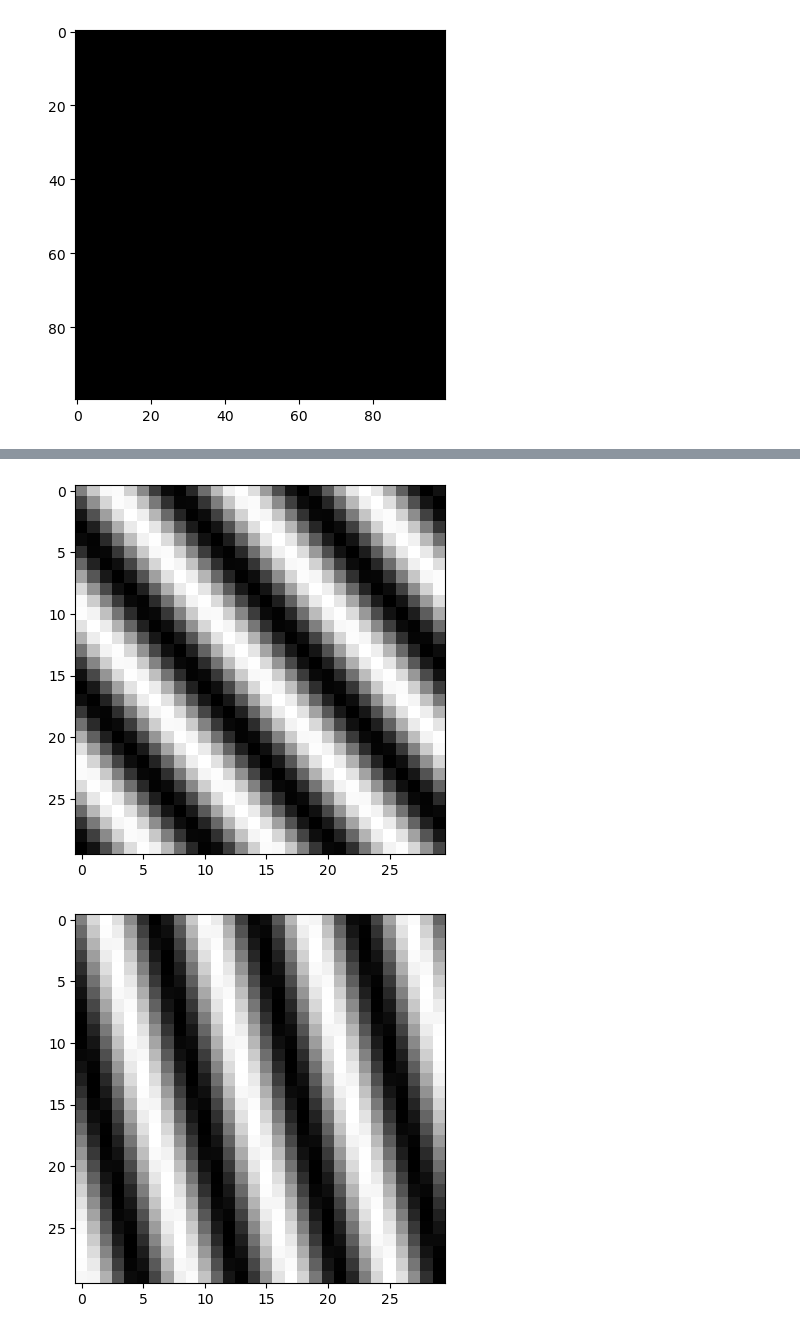
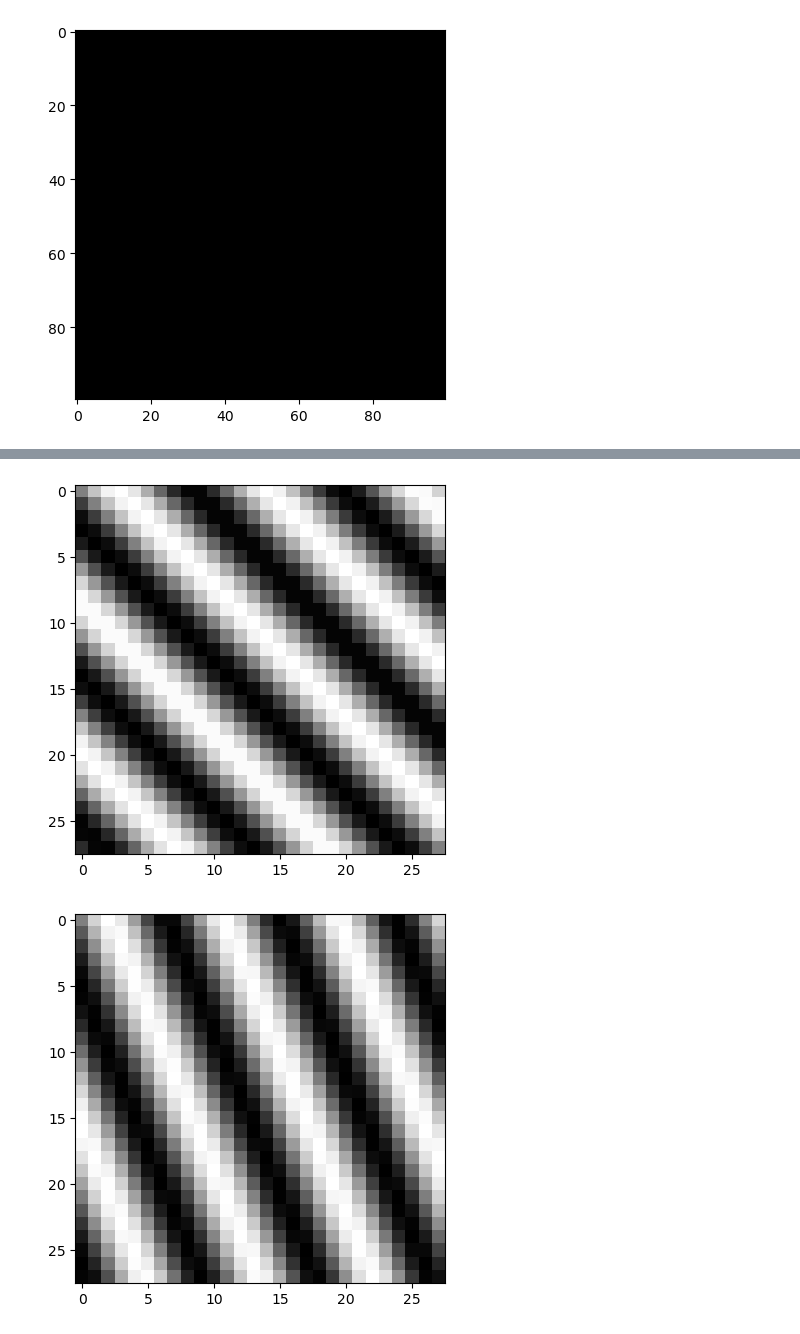
Before and after one commit to juelha/BCM_LearningRule, a Jupyter notebook: gratings.ipynb, the cells around one changed output, grey strips where cells are left out. Saved outputs shown, nothing was run; the diff lists cells and outputs as text; code cells hidden in the pictures.

```diff
--- a/gratings.ipynb
+++ b/gratings.ipynb
@@ -47,10 +47,10 @@ def create_grating(sf, ori, phase, wave, imsize):
     return grating
 
 
-orientations = np.linspace(start=0, stop=180, num=8 )
+orientations = np.arange(start=0, stop=180, step=22.5 )
 data_set = []
 for ori in orientations:
-    img = create_grating(sf=8, ori=ori, phase=0, wave='sin', imsize=30, )
+    img = create_grating(sf=8, ori=ori, phase=0, wave='sin', imsize=28, )
     data_set.append(img.flatten())
     plt.imshow(img, cmap="gray")
     plt.show()
@@ -60,2 +60,2 @@ for ori in orientations:
-[figure, old version]
+[figure, new version]
-[figure, old version]
+[figure, new version]
```
Also changed, not shown: parts of 7 cells of this notebook, 38 other files.
